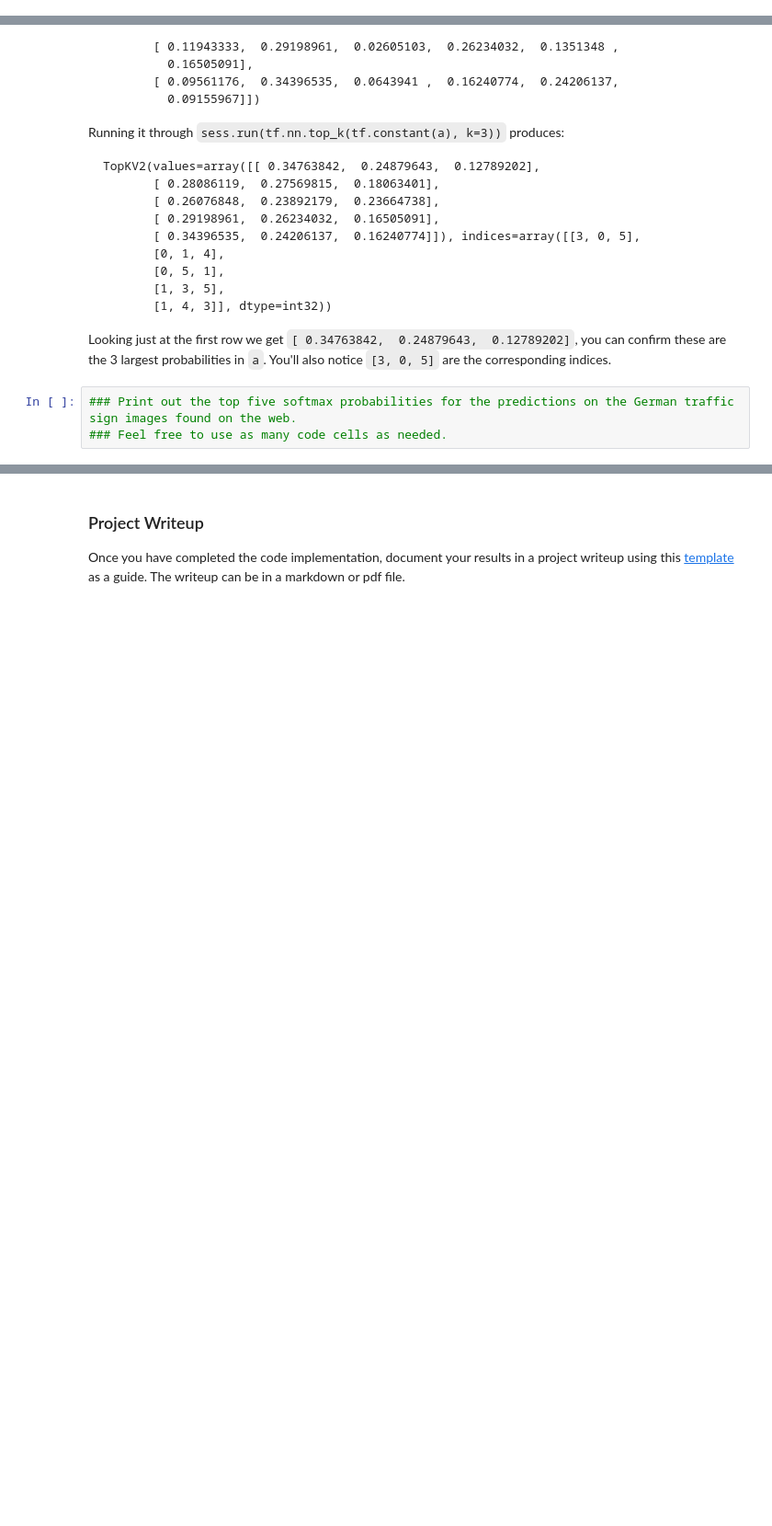
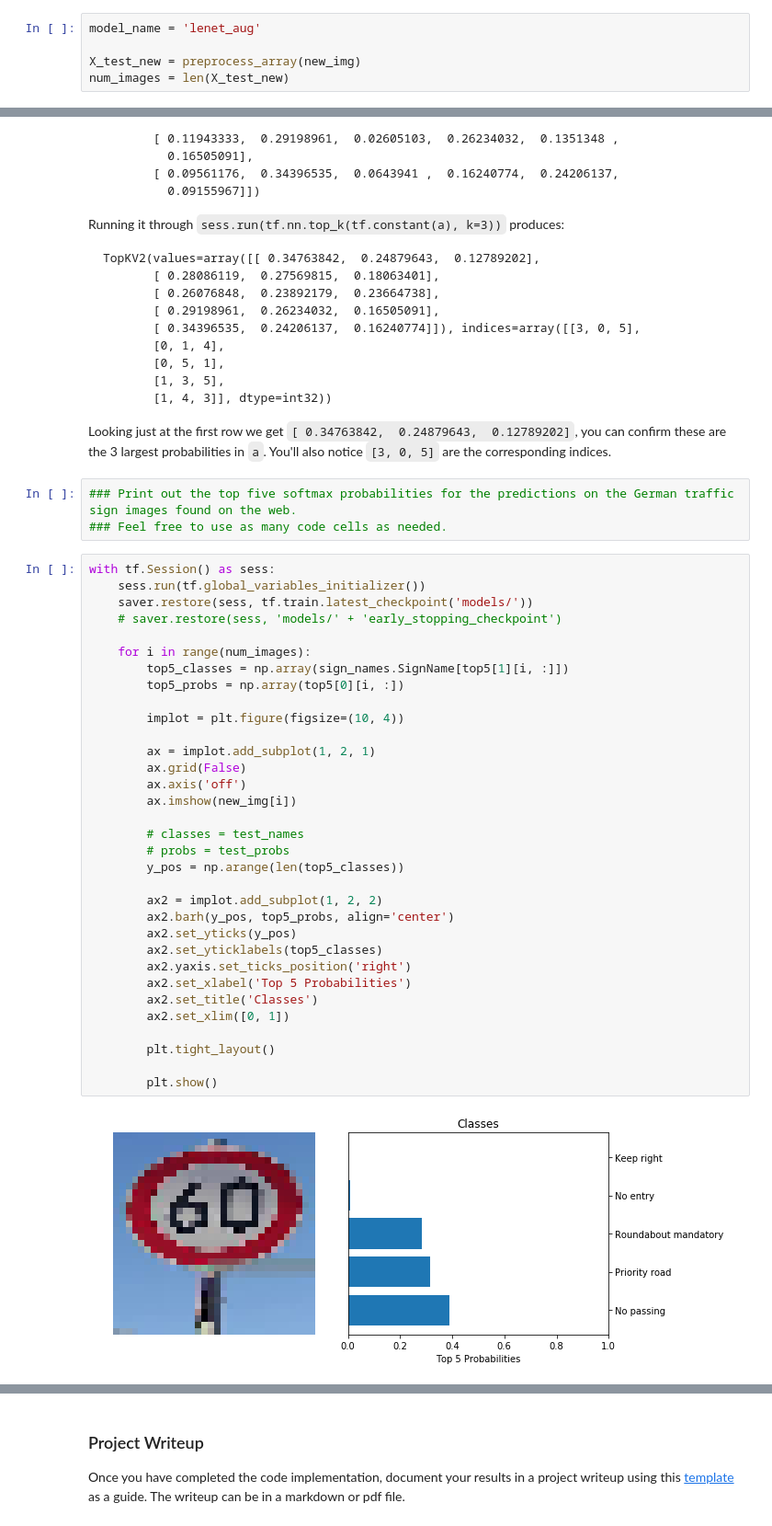
Before and after one commit to chenwade/CarND-Traffic-Sign-Classifier-Project, a Jupyter notebook: Traffic_Sign_Classifier.ipynb, the cells around one changed output, grey strips where cells are left out. Shown at 92% size. Drawn from its saved outputs; the diff is of its cells as text; blank space fills up the shorter version.

```diff
--- a/Traffic_Sign_Classifier.ipynb
+++ b/Traffic_Sign_Classifier.ipynb
@@ -640,3 +634,8 @@ logits_probs = tf.nn.softmax(logits)
+# %%
+model_name = 'lenet_aug'
+
+X_test_new = preprocess_array(new_img)
+num_images = len(X_test_new)
 # %%
 with tf.Session() as sess:
     sess.run(tf.global_variables_initializer())
@@ -733,3 +712,38 @@ Looking just at the first row we get `[ 0.34763842,  0.24879643,  0.12789202]`,
 # %%
 ### Print out the top five softmax probabilities for the predictions on the German traffic sign images found on the web.
 ### Feel free to use as many code cells as needed.
+# %%
+with tf.Session() as sess:
+    sess.run(tf.global_variables_initializer())
+    saver.restore(sess, tf.train.latest_checkpoint('models/'))
+    # saver.restore(sess, 'models/' + 'early_stopping_checkpoint')
+
+    for i in range(num_images):
+        top5_classes = np.array(sign_names.SignName[top5[1][i, :]])
+        top5_probs = np.array(top5[0][i, :])
+
+        implot = plt.figure(figsize=(10, 4))
+
+        ax = implot.add_subplot(1, 2, 1)
+        ax.grid(False)
+        ax.axis('off')
+        ax.imshow(new_img[i])
+
+        # classes = test_names
+        # probs = test_probs
+        y_pos = np.arange(len(top5_classes))
+
+        ax2 = implot.add_subplot(1, 2, 2)
+        ax2.barh(y_pos, top5_probs, align='center')
+        ax2.set_yticks(y_pos)
+        ax2.set_yticklabels(top5_classes)
+        ax2.yaxis.set_ticks_position('right')
+        ax2.set_xlabel('Top 5 Probabilities')
+        ax2.set_title('Classes')
+        ax2.set_xlim([0, 1])
+
+        plt.tight_layout()
+
+        plt.show()
+# %% [output]
+[figure, added]
```
Also changed, not shown: parts of 12 cells of this notebook, 2 other files.
